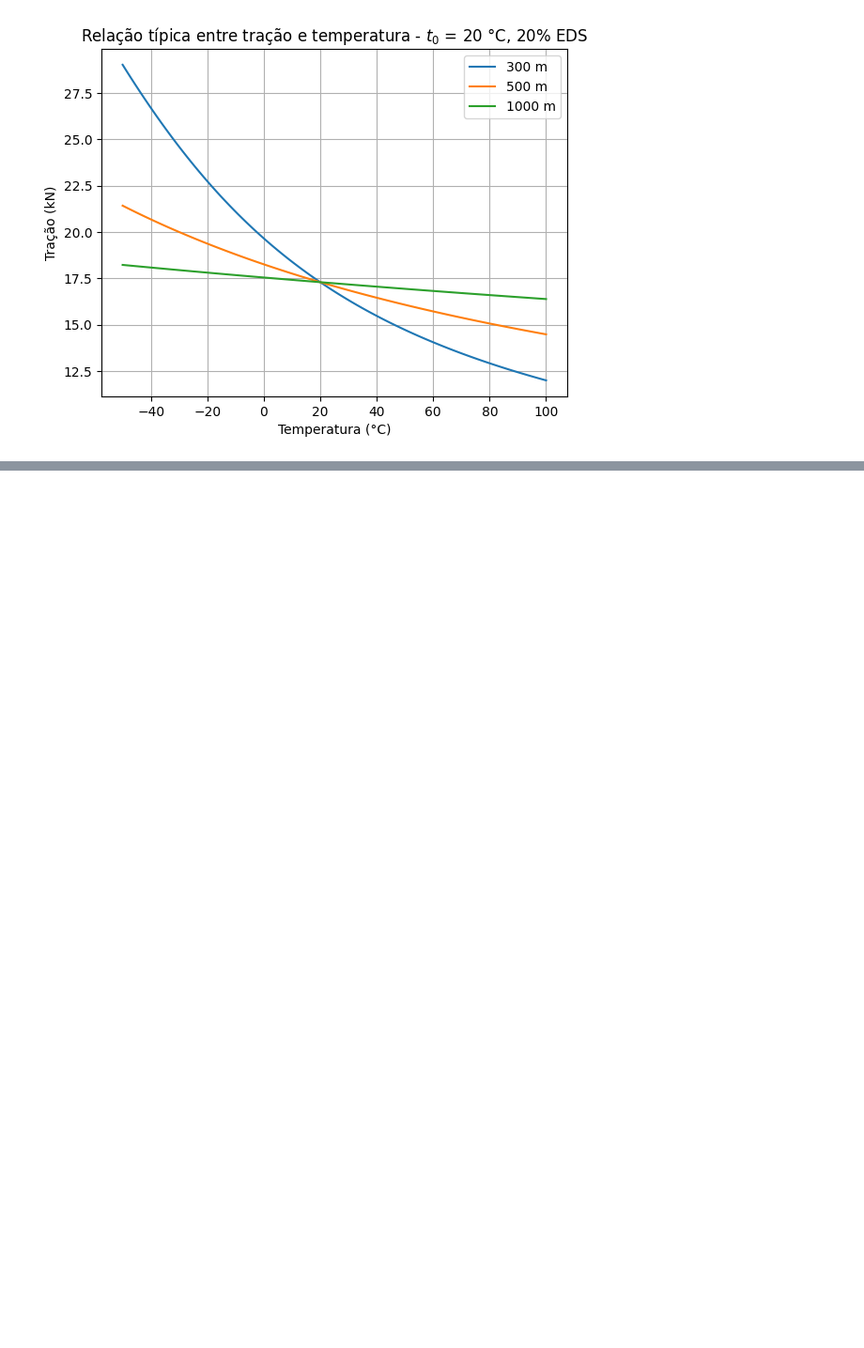
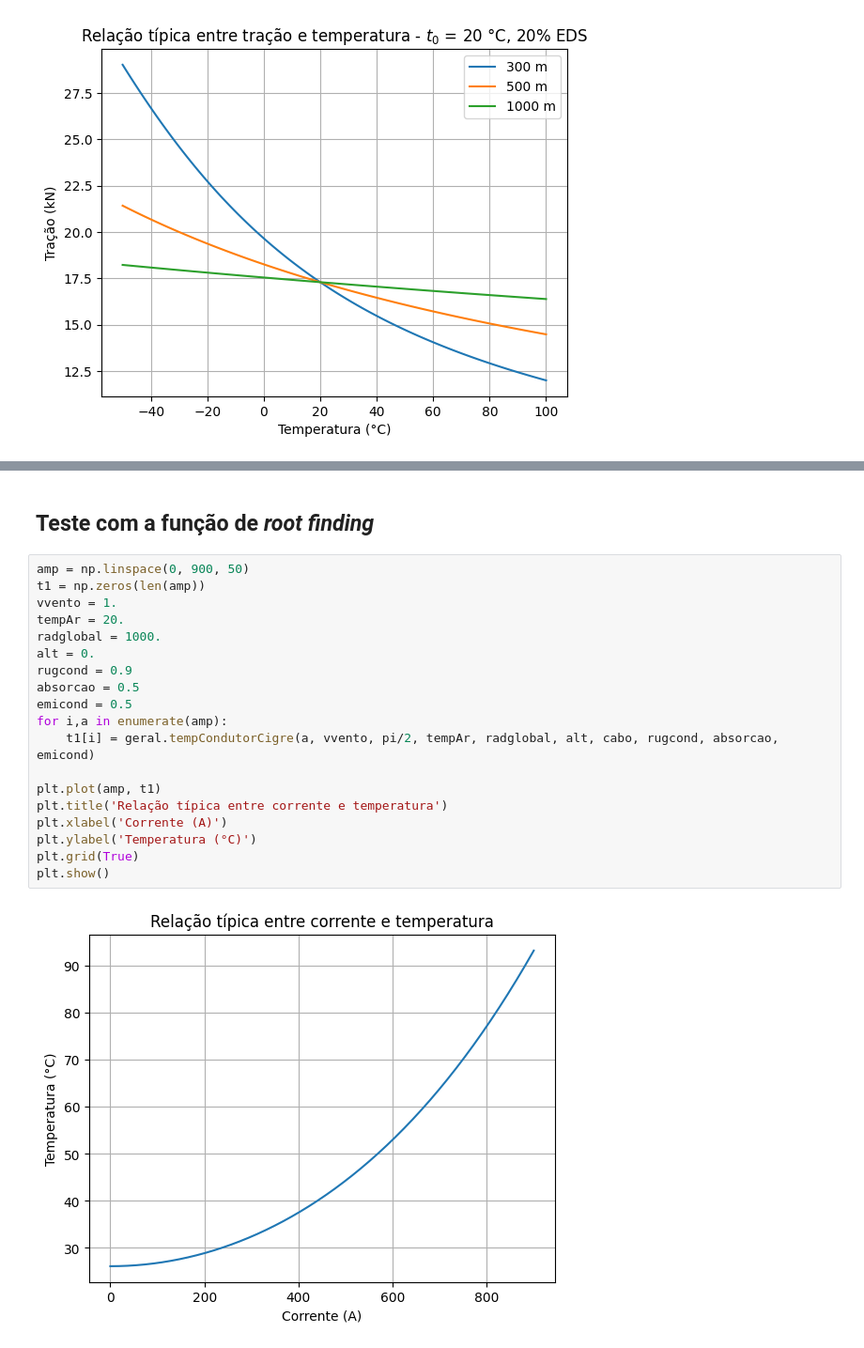
Before and after one commit to carloskleber/nbr5422, a Jupyter notebook: python/ampacidade.ipynb, the cells around one changed output, grey strips where cells are left out. Shown at 94% size. Cells and saved outputs as stored; diff of their text form; blank space fills up the shorter version.

```diff
--- a/python/ampacidade.ipynb
+++ b/python/ampacidade.ipynb
@@ -71,0 +72,23 @@ plt.show()
+# %% [markdown]
+## Teste com a função de _root finding_
+# %%
+amp = np.linspace(0, 900, 50)
+t1 = np.zeros(len(amp))
+vvento = 1.
+tempAr = 20.
+radglobal = 1000.
+alt = 0.
+rugcond = 0.9
+absorcao = 0.5
+emicond = 0.5
+for i,a in enumerate(amp):
+    t1[i] = geral.tempCondutorCigre(a, vvento, pi/2, tempAr, radglobal, alt, cabo, rugcond, absorcao, emicond)
+
+plt.plot(amp, t1)
+plt.title('Relação típica entre corrente e temperatura')
+plt.xlabel('Corrente (A)')
+plt.ylabel('Temperatura (°C)')
+plt.grid(True)
+plt.show()
+# %% [output]
+[figure, added]
```
Also changed, not shown: parts of 1 cell of this notebook, 7 other files.
